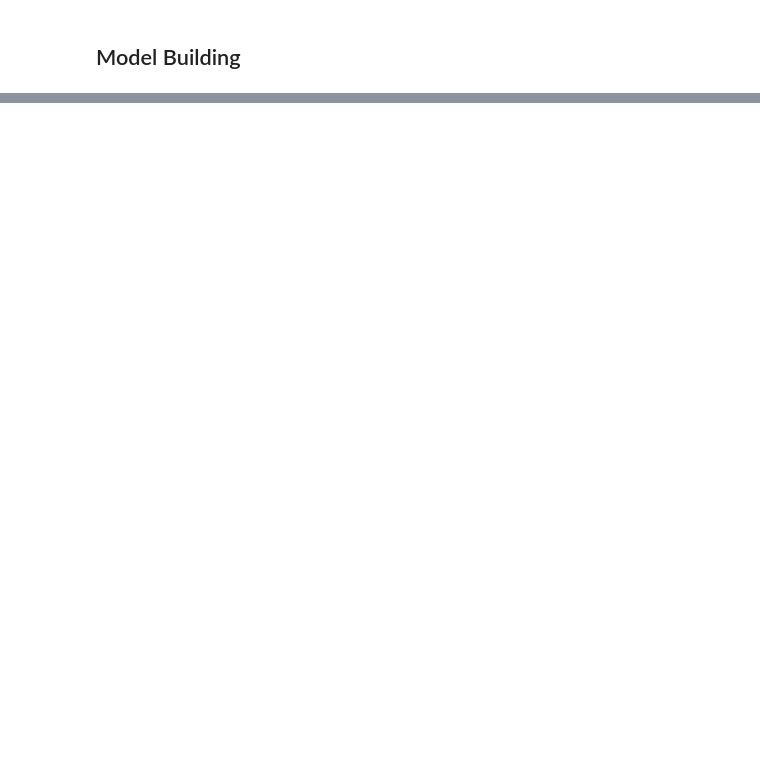
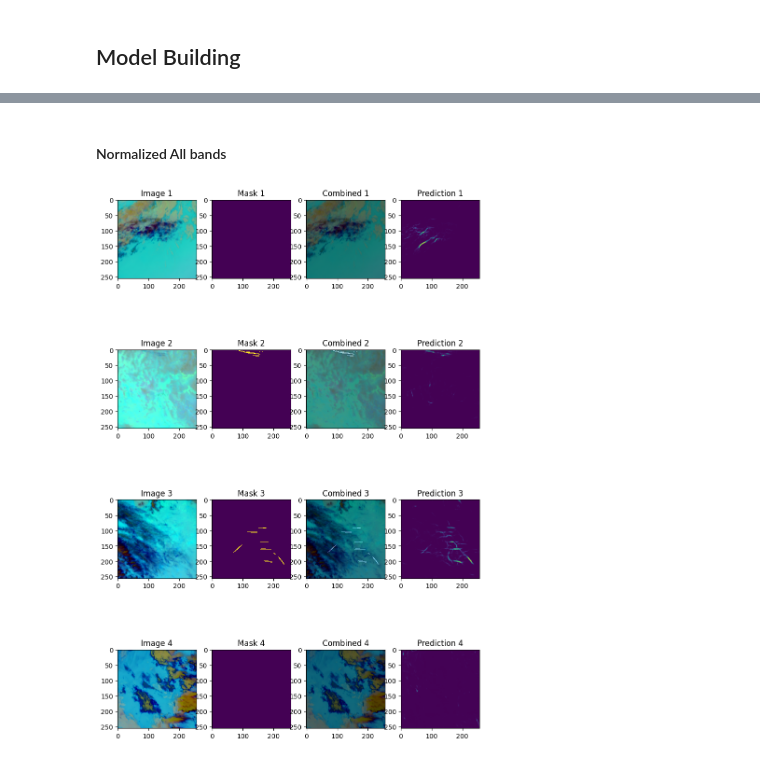
Before and after one commit to kaykaushal/contrails_detection, a Jupyter notebook: notebooks/Contrails_Prototype_01.ipynb, the cells around one changed output, grey strips where cells are left out. Cells and saved outputs as stored; diff of their text form; code cells hidden in the pictures; blank space fills up the shorter version.

```diff
--- a/notebooks/Contrails_Prototype_01.ipynb
+++ b/notebooks/Contrails_Prototype_01.ipynb
@@ -184,0 +256,2 @@ TypeError: can't convert cuda:0 device type tensor to numpy. Use Tensor.cpu() to
+# %%
+image_p, mask_p = next(iter(valid_dataloader))
@@ -184,0 +279,21 @@ TypeError: can't convert cuda:0 device type tensor to numpy. Use Tensor.cpu() to
+# %% [markdown]
+#### Normalized All bands
+# %%
+norm_checkpoint_path = config.MODEL_DIR +"/"+ config.DEV + "/" +_expr_name + "/last.ckpt"
+checkpoint = torch.load(norm_checkpoint_path)
+# Extract the state_dict from the checkpoint
+saved_state_dict = checkpoint['state_dict']
+prefix = "model."  # Adjust the prefix as needed
+filtered_state_dict = {k[len(prefix):]: v for k, v in saved_state_dict.items() if k.startswith(prefix)}
+
+model_v = BaseUnet(in_channels=9, out_channels=1)
+model_v.load_state_dict(filtered_state_dict)
+model_v.eval()
+
+model = model_v.to(config.DEVICE)
+data = image_p.to(config.DEVICE)
+prediction = torch.sigmoid(model_v(data))
+
+utils.plot_rgb_and_mask(image_p, mask_p, prediction.detach())
+# %% [output]
+[figure, added]
```
Also changed, not shown: parts of 35 cells of this notebook, 14 other files.
